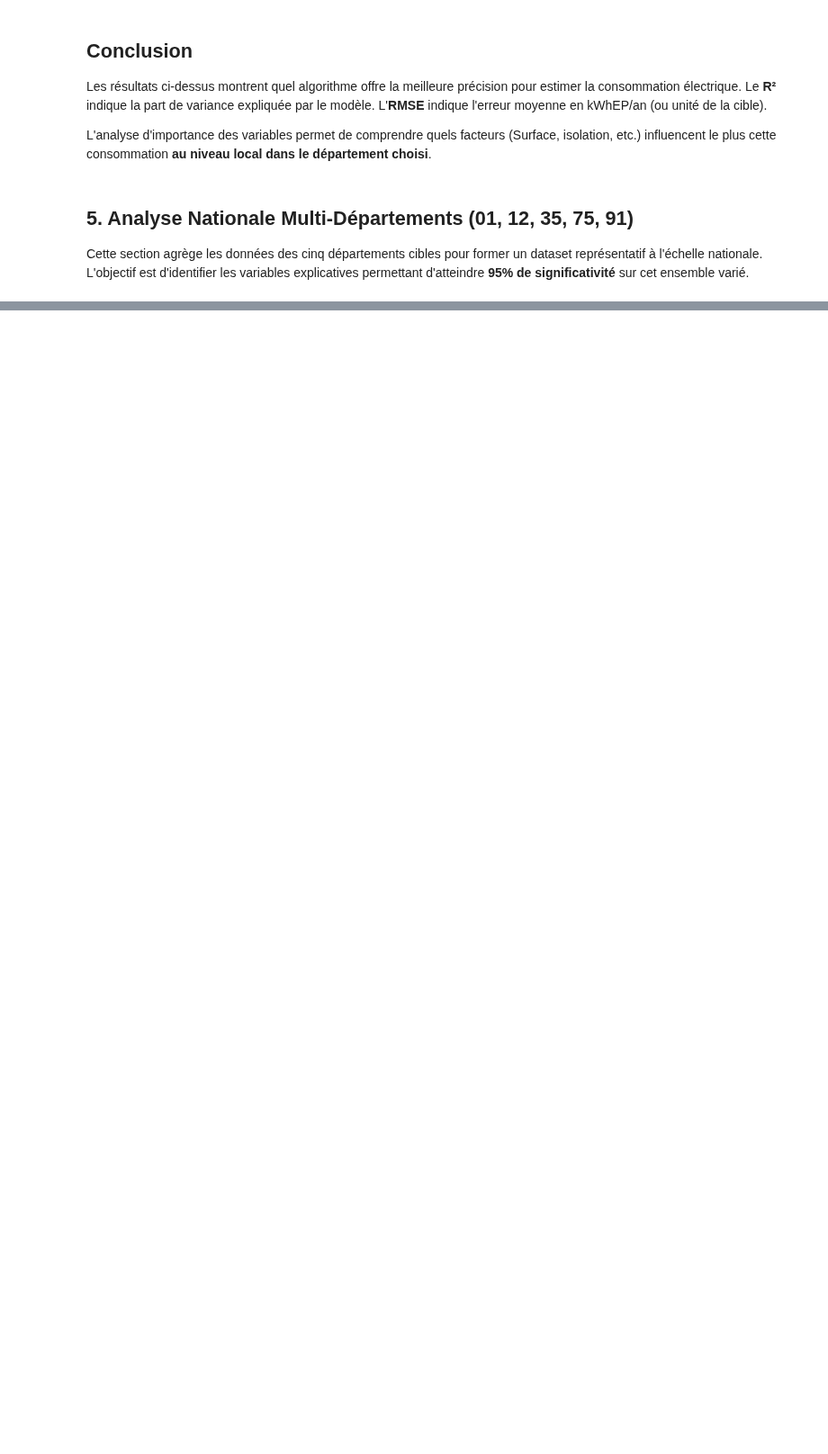
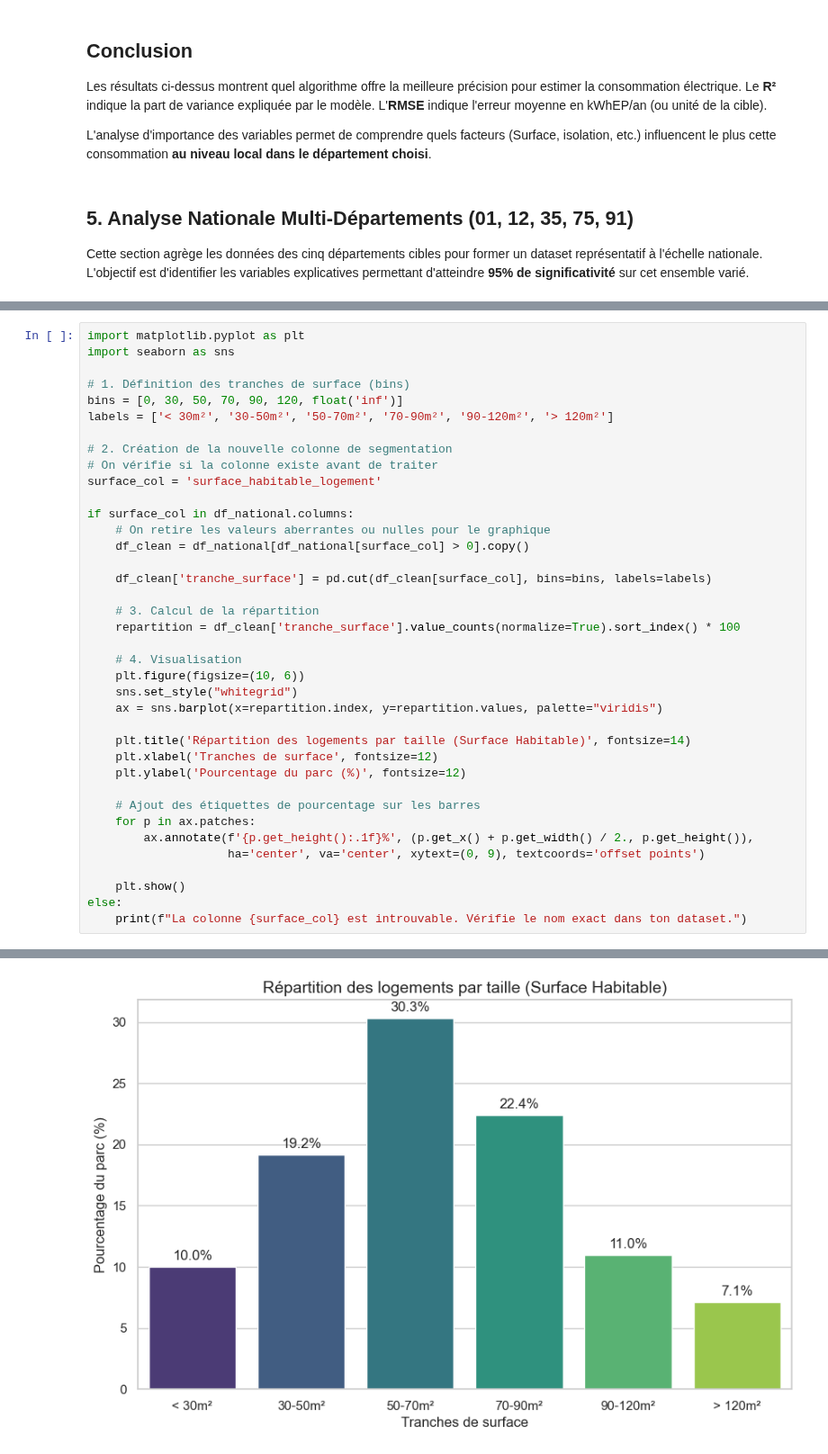
Before and after one commit to ProjetCapstoneDPE/Projet-DPE, a Jupyter notebook: Analyse/Predictive_Model_Analysis.ipynb, the cells around one changed output, grey strips where cells are left out. Shown at 90% size. Drawn from its saved outputs; the diff is of its cells as text; blank space fills up the shorter version.

```diff
--- a/Analyse/Predictive_Model_Analysis.ipynb
+++ b/Analyse/Predictive_Model_Analysis.ipynb
@@ -360,0 +363,39 @@ Démarrage du chargement multi-départements...
+# %%
+import matplotlib.pyplot as plt
+import seaborn as sns
+
+# 1. Définition des tranches de surface (bins)
+bins = [0, 30, 50, 70, 90, 120, float('inf')]
+labels = ['< 30m²', '30-50m²', '50-70m²', '70-90m²', '90-120m²', '> 120m²']
+
+# 2. Création de la nouvelle colonne de segmentation
+# On vérifie si la colonne existe avant de traiter
+surface_col = 'surface_habitable_logement'
+
+if surface_col in df_national.columns:
+    # On retire les valeurs aberrantes ou nulles pour le graphique
+    df_clean = df_national[df_national[surface_col] > 0].copy()
+
+    df_clean['tranche_surface'] = pd.cut(df_clean[surface_col], bins=bins, labels=labels)
+
+    # 3. Calcul de la répartition
+    repartition = df_clean['tranche_surface'].value_counts(normalize=True).sort_index() * 100
+
+    # 4. Visualisation
+    plt.figure(figsize=(10, 6))
+    sns.set_style("whitegrid")
+    ax = sns.barplot(x=repartition.index, y=repartition.values, palette="viridis")
+
+    plt.title('Répartition des logements par taille (Surface Habitable)', fontsize=14)
+    plt.xlabel('Tranches de surface', fontsize=12)
+    plt.ylabel('Pourcentage du parc (%)', fontsize=12)
+
+    # Ajout des étiquettes de pourcentage sur les barres
+    for p in ax.patches:
+        ax.annotate(f'{p.get_height():.1f}%', (p.get_x() + p.get_width() / 2., p.get_height()),
+                    ha='center', va='center', xytext=(0, 9), textcoords='offset points')
+
+    plt.show()
+else:
+    print(f"La colonne {surface_col} est introuvable. Vérifie le nom exact dans ton dataset.")
+# %% [output]
@@ -361,3 +405,4 @@ Démarrage du chargement multi-départements...
+[figure, added]
 # %%
 # --- 2. PRÉPARATION ET MODÉLISATION ---
 if not df_national.empty:
```
Also changed, not shown: parts of 12 cells of this notebook, 12 other files.
